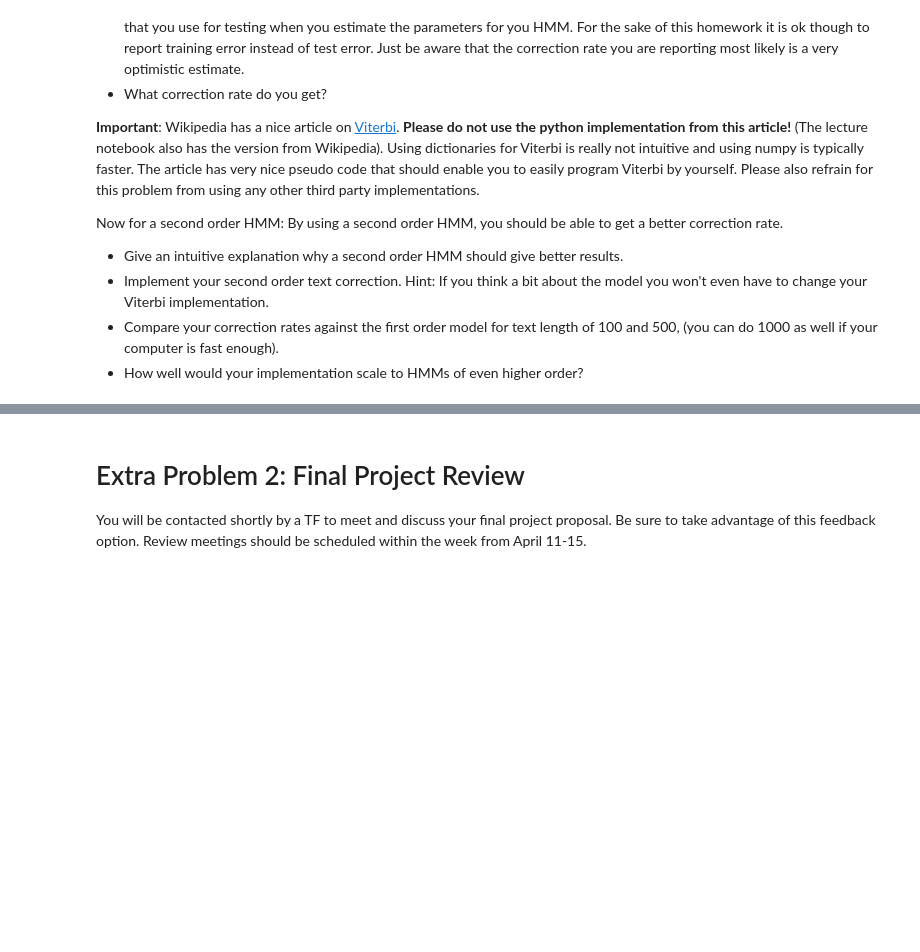
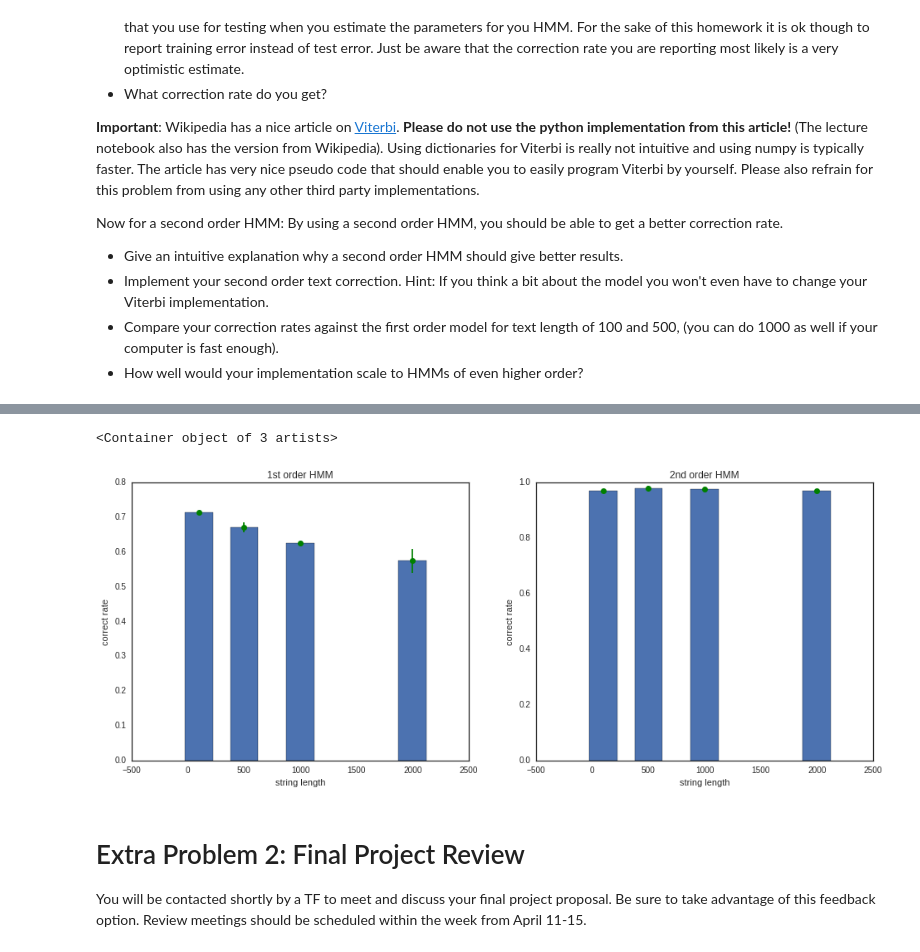
Before and after one commit to kevinchen1000/2016, a Jupyter notebook: Homework/AM207_yufengkevinchen_HW5.ipynb, the cells around one changed output, grey strips where cells are left out. Drawn from its saved outputs; the diff is of its cells as text; code cells hidden in the pictures; blank space fills up the shorter version.

```diff
--- a/Homework/AM207_yufengkevinchen_HW5.ipynb
+++ b/Homework/AM207_yufengkevinchen_HW5.ipynb
@@ -73,3 +516,26 @@ By using a second order HMM, you should be able to get a better correction rate.
+# %%
+#display results
+fig = plt.figure(figsize = (16,6))
+draw_w = 250
+
+#1st oder HMM
+plt.subplot(1,2,1)
+plt.title('1st order HMM')
+plt.xlabel('string length')
+plt.ylabel('correct rate')
+plt.bar(np.array(correct_len_vec)-draw_w/2,correct_1st_mean_rate_vec,width = draw_w)
+plt.errorbar(correct_len_vec,correct_1st_mean_rate_vec,yerr = correct_1st_std_rate_vec,fmt = 'o',color ='green')
+
+#2nd order HMM
+plt.subplot(1,2,2)
+plt.title('2nd order HMM')
+plt.xlabel('string length')
+plt.ylabel('correct rate')
+plt.bar(np.array(correct_len_vec)-draw_w/2,correct_2nd_mean_rate_vec,width = draw_w)
+plt.errorbar(correct_len_vec,correct_2nd_mean_rate_vec,yerr = correct_2nd_std_rate_vec,fmt = 'o',color ='green')
+# %% [output]
+<Container object of 3 artists>
+[figure, added]
 # %% [markdown]
 # Extra Problem 2: Final Project Review
 
```
Also changed, not shown: parts of 3 cells of this notebook.
